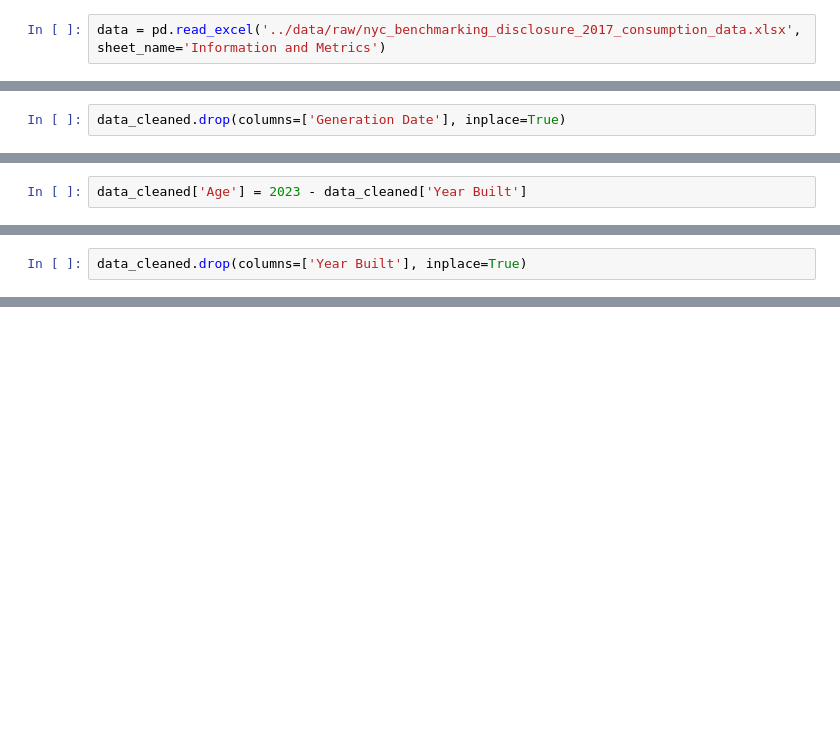
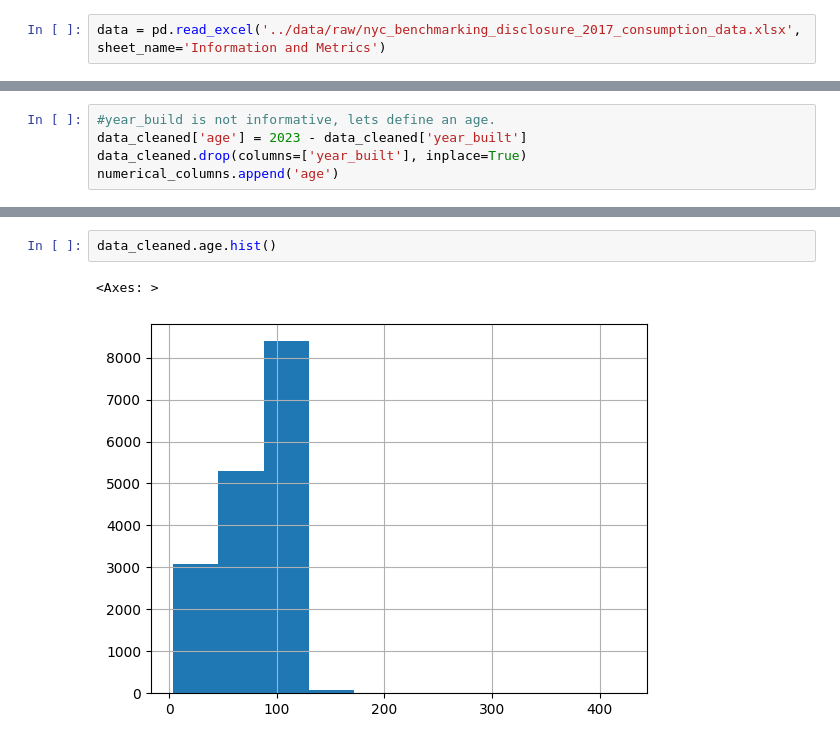
Before and after one commit to tarasenya/ml-zoomcamp-hw, a Jupyter notebook: MidTermProject/notebooks/perliminary.ipynb, the cells around one changed output, grey strips where cells are left out. Cells and saved outputs as stored; diff of their text form; blank space fills up the shorter version.

```diff
--- a/MidTermProject/notebooks/perliminary.ipynb
+++ b/MidTermProject/notebooks/perliminary.ipynb
@@ -241,2 +145,0 @@ memory usage: 6.2+ MB
-# %%
-data_cleaned.drop(columns=['Generation Date'], inplace=True)
@@ -268,2 +145,0 @@ numerical_columns = ['Source EUI (kBtu/ft²)',
-# %%
-data_cleaned['Age'] = 2023 - data_cleaned['Year Built']
@@ -276,2 +145,0 @@ See the caveats in the documentation: https://pandas.pydata.org/pandas-docs/stab
-# %%
-data_cleaned.drop(columns=['Year Built'], inplace=True)
@@ -307,0 +179,5 @@ categorical_variables = ['Metered Areas (Energy)',
+# %%
+#year_build is not informative, lets define an age.
+data_cleaned['age'] = 2023 - data_cleaned['year_built']
+data_cleaned.drop(columns=['year_built'], inplace=True)
+numerical_columns.append('age')
@@ -307,0 +194,5 @@ categorical_variables = ['Metered Areas (Energy)',
+# %%
+data_cleaned.age.hist()
+# %% [output]
+<Axes: >
+[figure, added]
```
Also changed, not shown: parts of 54 cells of this notebook.
